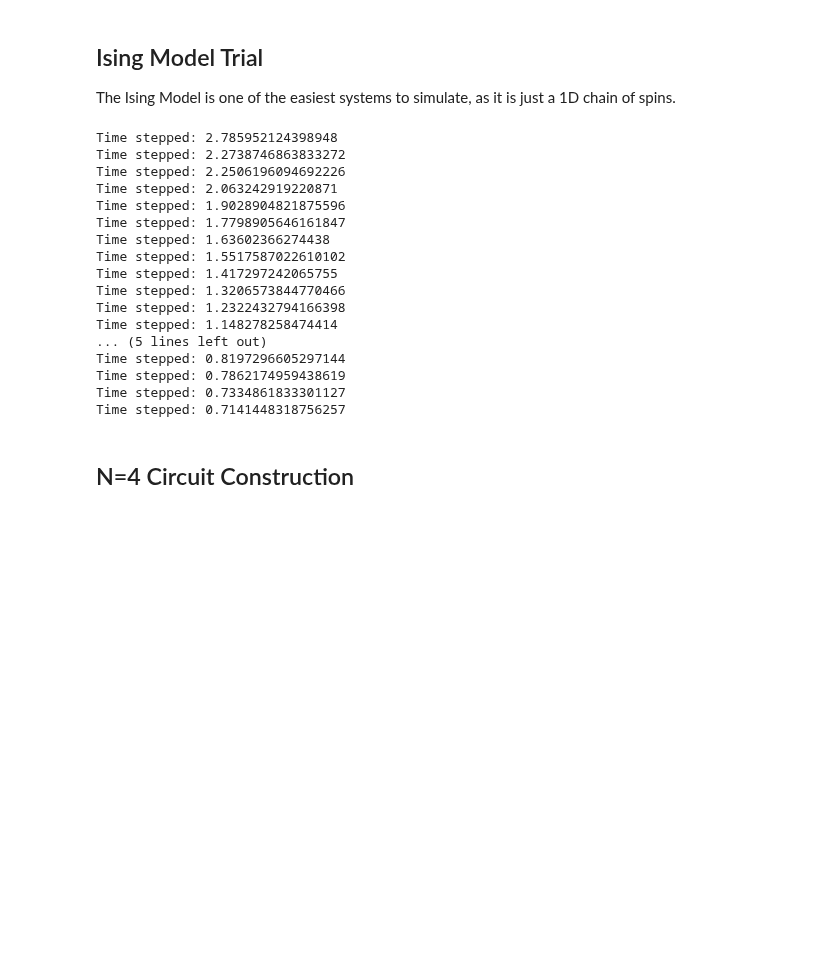
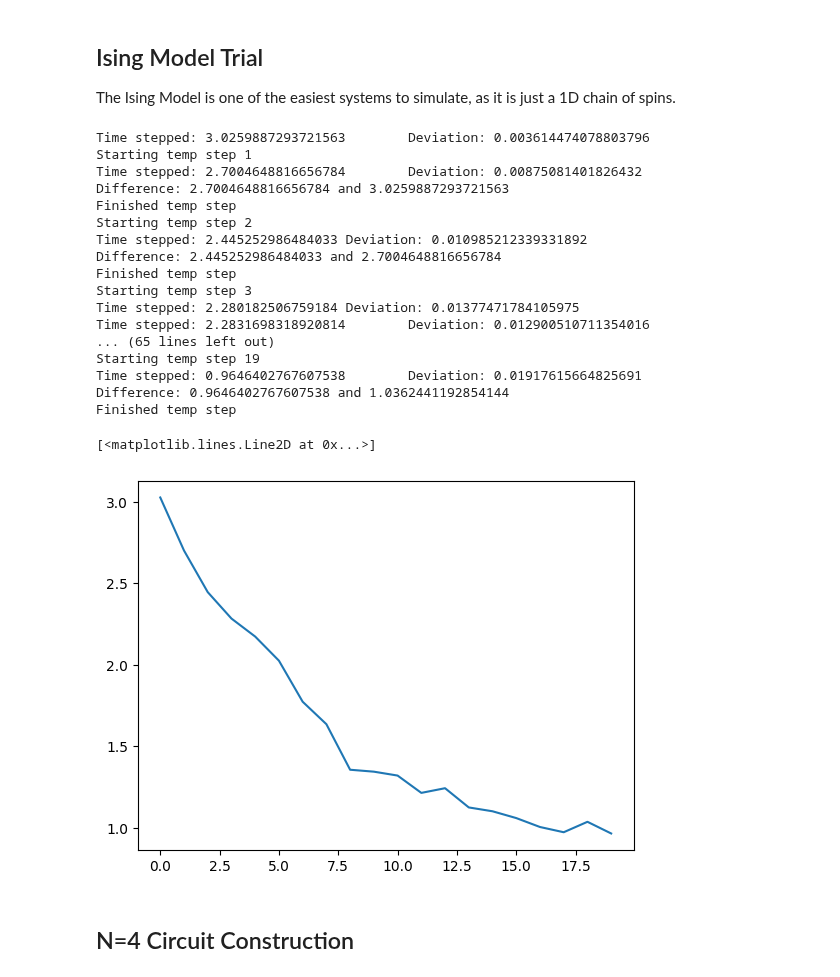
Before and after one commit to cogburner/Quantum-Schwinger, a Jupyter notebook: adaptive_trotterization.ipynb, the cells around one changed output. Cells and saved outputs as stored; diff of their text form; code cells hidden in the pictures; blank space fills up the shorter version.

Commit message:
Finished with ADA trotterization for Ising model

```diff
--- a/adaptive_trotterization.ipynb
+++ b/adaptive_trotterization.ipynb
@@ -131,19 +148,24 @@ ising_hamiltonian = SparsePauliOp.from_list([("ZII", 1), ("IZI", 1), ("IIZ", 1)]
 results = []
 
 # The first time step
-step_forward_ising(temp_circ)
+temp_circ.measure_all()
 isa_temp_circ = pm.run(temp_circ)
 isa_hamiltonian = ising_hamiltonian.apply_layout(isa_temp_circ.layout)
 job = estimator.run([(isa_temp_circ, isa_hamiltonian)])
 result = job.result()
 results.append(result)
-perm_circ = temp_circ
-print(f"Time stepped: {result[0].data.evs}")
+print(f"Time stepped: {result[0].data.evs}\tDeviation: {result[0].data.stds}")
 
-for step in range(20):
+for step in range(1, 20):
   flag = True
   temp_steps = 0
-  while(flag or temp_steps < 3):
+  print(f"Starting temp step {step}")
+  temp_results = []
+  temp_results.append(results[len(results) - 1])
+
+  while(flag):
+    if (temp_steps == 3):
+      break
     step_forward_ising(temp_circ)
     temp_steps += 1
     perm_circ = temp_circ
@@ -154,35 +176,45 @@ for step in range(20):
 
     temp_job = estimator.run([(isa_temp_circ, isa_hamiltonian)])
     temp_result = temp_job.result()
-    print(f"Time stepped: {temp_result[0].data.evs}")
+    print(f"Time stepped: {temp_result[0].data.evs}\tDeviation: {temp_result[0].data.stds}")
 
-    if (abs(temp_result[0].data.evs - results[len(results) - 1][0].data.evs) / temp_steps > 0.22 or
-        abs(temp_result[0].data.evs - results[len(results) - 1][0].data.evs) / temp_steps < 0.18):
+    if (abs(temp_result[0].data.evs - temp_results[len(temp_results) - 1][0].data.evs)> 0.25 or
+        abs(temp_result[0].data.evs - temp_results[len(temp_results) - 1][0].data.evs)< 0.15):
       flag = False
-      step += temp_steps
+      result = temp_result
+      print(f"Difference: {temp_result[0].data.evs} and {temp_results[len(temp_results) - 1][0].data.evs}")
+      print("Finished temp step")
       break
 
     temp_circ = perm_circ
-    # perm_result = temp_result
-    # results.append(perm_result)
+    temp_results.append(temp_result)
+    result = temp_result
+
+  results.append(result)
 # %% [output]
-Time stepped: 2.785952124398948
-Time stepped: 2.2738746863833272
-Time stepped: 2.2506196094692226
-Time stepped: 2.063242919220871
-Time stepped: 1.9028904821875596
-Time stepped: 1.7798905646161847
-Time stepped: 1.63602366274438
-Time stepped: 1.5517587022610102
-Time stepped: 1.417297242065755
-Time stepped: 1.3206573844770466
-Time stepped: 1.2322432794166398
-Time stepped: 1.148278258474414
-... (5 lines left out)
-Time stepped: 0.8197296605297144
-Time stepped: 0.7862174959438619
-Time stepped: 0.7334861833301127
-Time stepped: 0.7141448318756257
+Time stepped: 3.0259887293721563        Deviation: 0.003614474078803796
+Starting temp step 1
+Time stepped: 2.7004648816656784        Deviation: 0.00875081401826432
+Difference: 2.7004648816656784 and 3.0259887293721563
+Finished temp step
+Starting temp step 2
+Time stepped: 2.445252986484033 Deviation: 0.010985212339331892
+Difference: 2.445252986484033 and 2.7004648816656784
+Finished temp step
+Starting temp step 3
+Time stepped: 2.280182506759184 Deviation: 0.01377471784105975
+Time stepped: 2.2831698318920814        Deviation: 0.012900510711354016
+... (65 lines left out)
+Starting temp step 19
+Time stepped: 0.9646402767607538        Deviation: 0.01917615664825691
+Difference: 0.9646402767607538 and 1.0362441192854144
+Finished temp step
+# %%
+energies = [result[0].data.evs for result in results]
+plt.plot(energies)
+# %% [output]
+[<matplotlib.lines.Line2D at 0x...>]
+[figure, added]
 # %% [markdown]
 ## N=4 Circuit Construction
 # %%
```
Also changed, not shown: parts of 8 cells of this notebook, 1 other file.
